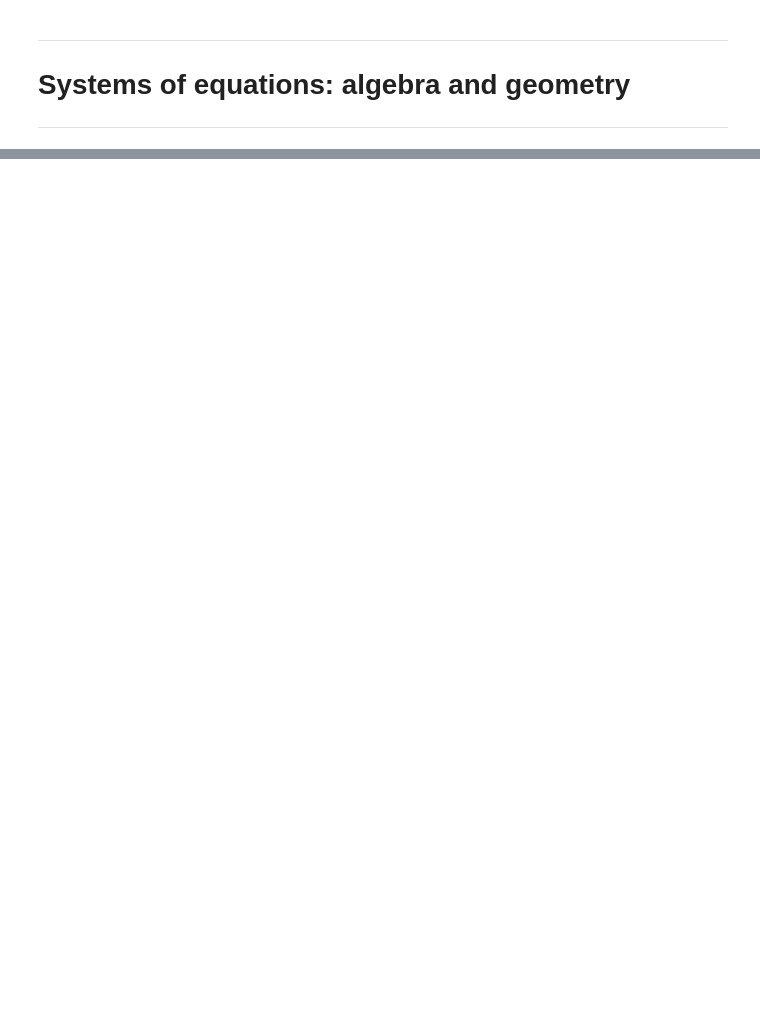
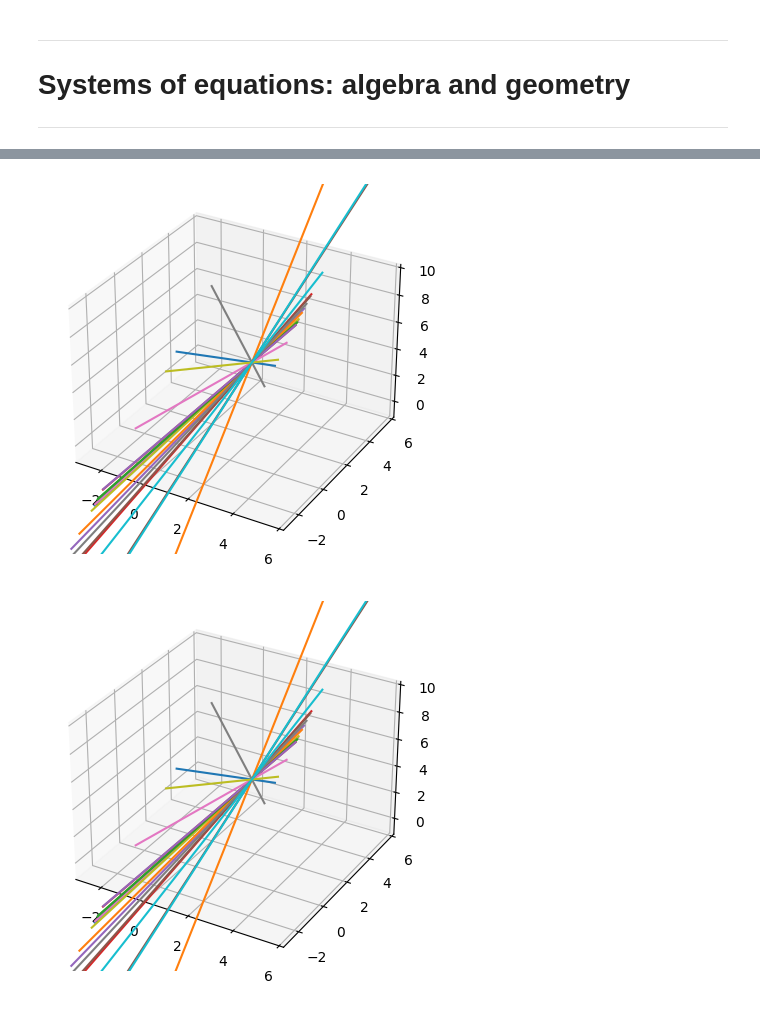
Before and after one commit to SiracencoSerghei/linear_algebra, a Jupyter notebook: 2.5_systems/2.5_1_algebra_geometry.ipynb, the cells around one changed output, grey strips where cells are left out. Cells and saved outputs as stored; diff of their text form; code cells hidden in the pictures; blank space fills up the shorter version.

```diff
--- a/2.5_systems/2.5_1_algebra_geometry.ipynb
+++ b/2.5_systems/2.5_1_algebra_geometry.ipynb
@@ -47,33 +52,36 @@ eq2o = [2, 1, 3,  3]
 
 # set up for 3D plot
 fig = plt.figure()
-ax = fig.gca(projection='3d')
+ax = fig.add_subplot(111, projection='3d')
 
 
 for i in range(0,10):
 
 #     plt.cla()
 
     # randomly update equations
     eq1 = np.add(eq2o,np.random.randn(1)*eq1o)
     eq2 = np.add(eq1o,np.random.randn(1)*eq2o)
 
     # plot new lines (solutions)
     y = ([eq1[1]*-3, eq1[1]*3] + eq1[3])/eq1[0]
     z = ([eq1[2]*-3, eq1[2]*3] + eq1[3])/eq1[0]
     ax.plot([-3,3],y,z)
 
     # plot new lines (solutions)
     y = ([eq2[1]*-3, eq2[1]*3] + eq2[3])/eq2[0]
     z = ([eq2[2]*-3, eq2[2]*3] + eq2[3])/eq2[0]
     ax.plot([-3,3],y,z)
 
     # axis limits
     ax.set_xlim3d(-3,6)
     ax.set_ylim3d(-3,6)
     ax.set_zlim3d(-1,10)
 
     # pause to allow inspection
     display.clear_output(wait=True)
     display.display(plt.gcf())
     time.sleep(.1)
+# %% [output]
+[figure, added]
+[figure, added]
```
Also changed, not shown: parts of 2 cells of this notebook.
